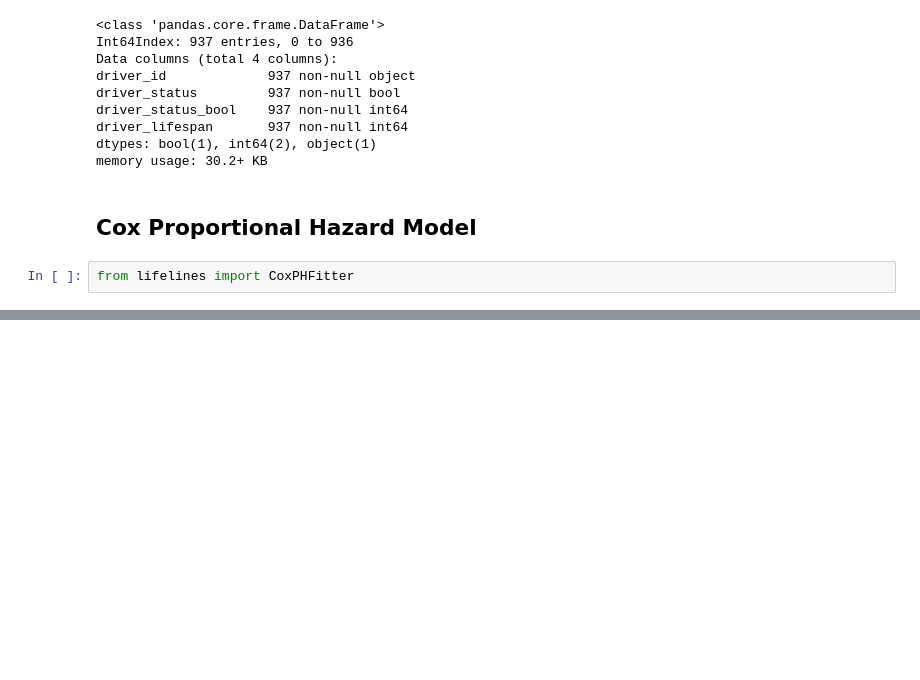
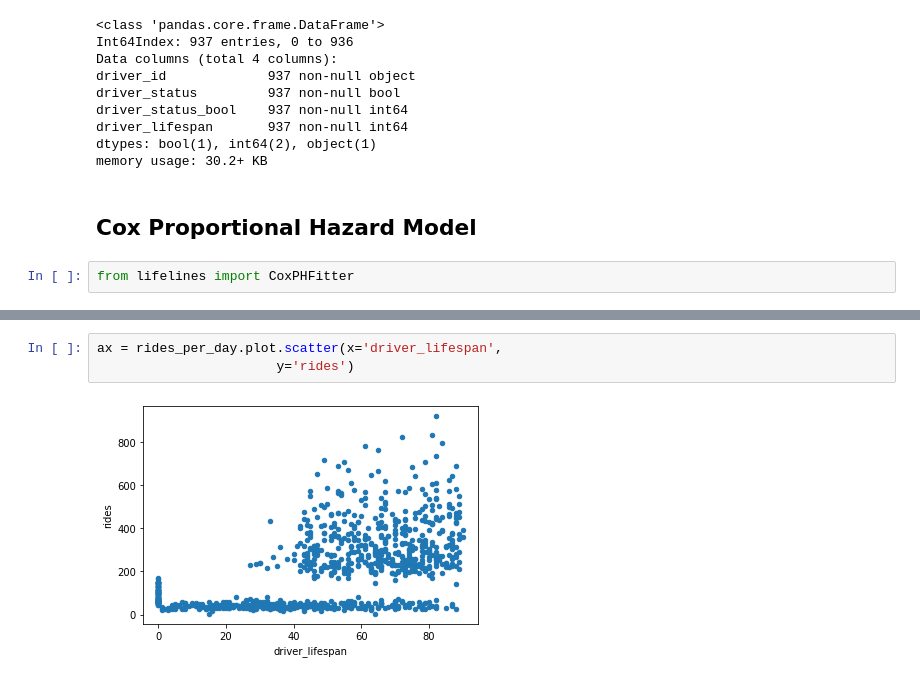
Before and after one commit to SallyPoon/LyftDS, a Jupyter notebook: Post-convo.ipynb, the cells around one changed output, grey strips where cells are left out. Cells and saved outputs as stored; diff of their text form; blank space fills up the shorter version.

```diff
--- a/Post-convo.ipynb
+++ b/Post-convo.ipynb
@@ -395,0 +460,5 @@ from lifelines import CoxPHFitter
+# %%
+ax = rides_per_day.plot.scatter(x='driver_lifespan',
+                       y='rides')
+# %% [output]
+[figure, added]
```
Also changed, not shown: parts of 12 cells of this notebook.
